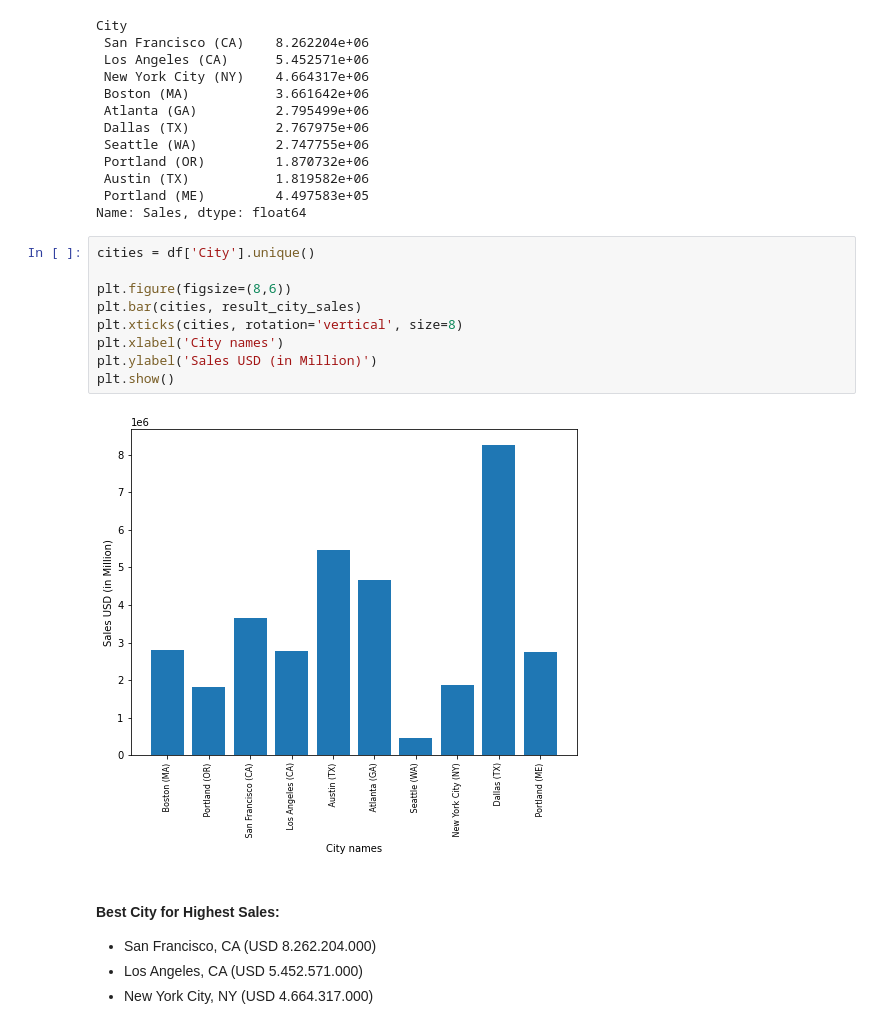
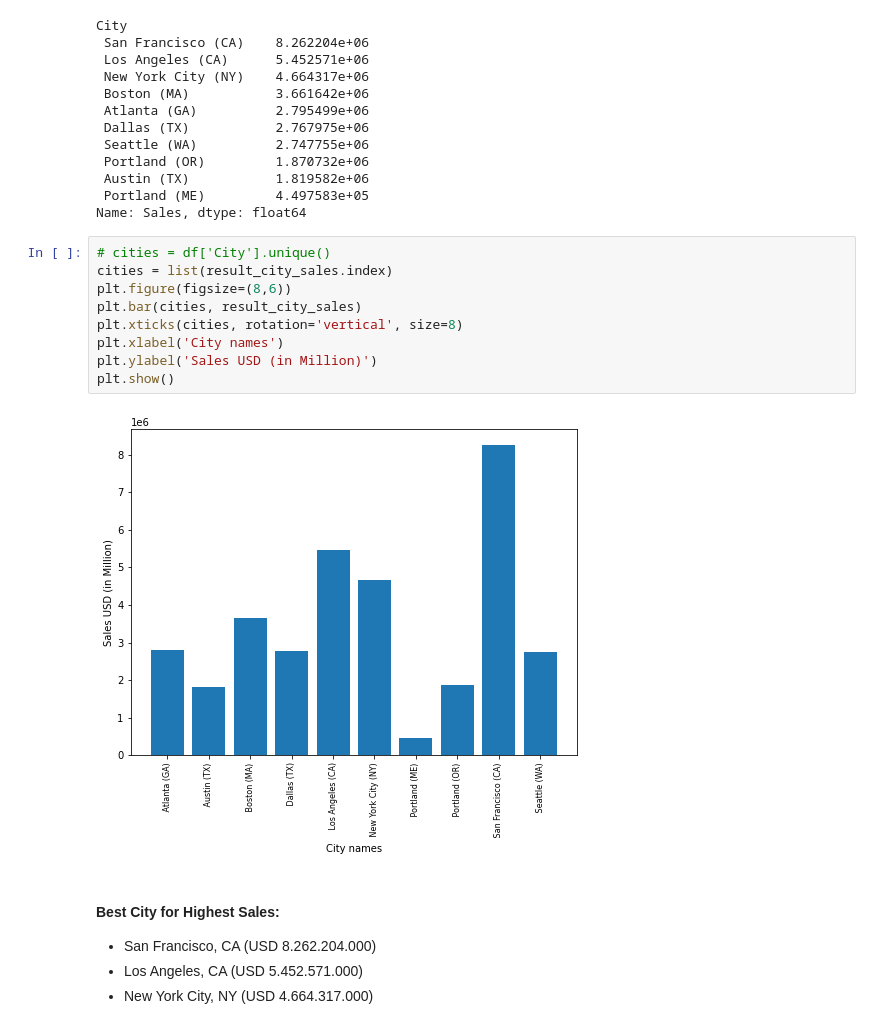
Before and after one commit to fajarslvn/data_analysis, a Jupyter notebook: sales gadget/Sales Analysis.ipynb, the cells around one changed output. Cells and saved outputs as stored; diff of their text form.

Commit message:
Fix dfl and cities variable values

```diff
--- a/sales gadget/Sales Analysis.ipynb
+++ b/sales gadget/Sales Analysis.ipynb
@@ -203,16 +203,16 @@ City
  Portland (ME)         4.497583e+05
 Name: Sales, dtype: float64
 # %%
-cities = df['City'].unique()
-
+# cities = df['City'].unique()
+cities = list(result_city_sales.index)
 plt.figure(figsize=(8,6))
 plt.bar(cities, result_city_sales)
 plt.xticks(cities, rotation='vertical', size=8)
 plt.xlabel('City names')
 plt.ylabel('Sales USD (in Million)')
 plt.show()
 # %% [output]
-[figure, old version]
+[figure, new version]
 # %% [markdown]
 #### Best City for Highest Sales:
 * San Francisco, CA (USD 8.262.204.000)
```
Also changed, not shown: parts of 1 cell of this notebook.
